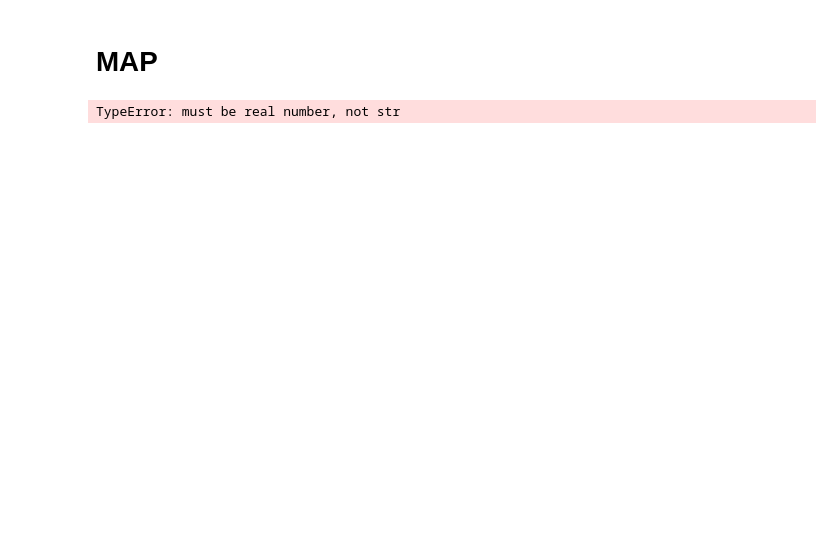
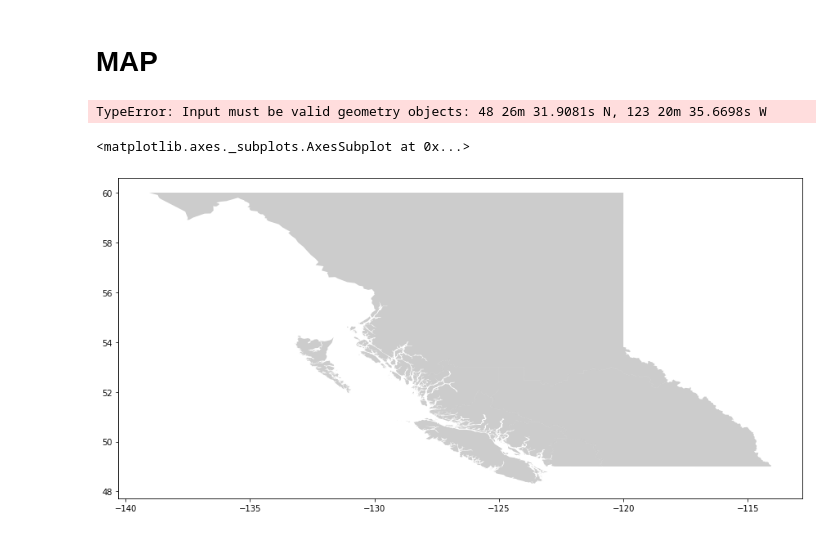
Before and after one commit to nganlyle/wrangle_covid, a Jupyter notebook: wrangling/bc_ltc_odhf_merge.ipynb, the cells around one changed output. Saved outputs shown, nothing was run; the diff lists cells and outputs as text; code cells hidden in the pictures; blank space fills up the shorter version.

```diff
--- a/wrangling/bc_ltc_odhf_merge.ipynb
+++ b/wrangling/bc_ltc_odhf_merge.ipynb
@@ -243,17 +211,20 @@ geo_df = gpd.GeoDataFrame(merge,
                          crs = crs,
                          geometry = geometry)
 
-geo_df[['outbreak_status','POSTAL', 'latitude', 'longitude', 'geometry']].head()
+# geo_df[['outbreak_status','POSTAL', 'latitude', 'longitude', 'geometry']].head()
 # %% [output]
-TypeError: must be real number, not str
+TypeError: Input must be valid geometry objects: 48 26m 31.9081s N, 123 20m 35.6698s W
 # %%
 fig,ax = plt.subplots(figsize = (15,15))
-# street_map.plot(ax = ax, alpha = 0.4, color = 'grey')
+street_map.plot(ax = ax, alpha = 0.4, color = 'grey')
 
-geo_df[geo_df['outbreak_status'] == 'yes'].plot(ax = ax, markersize = 16,
-                                               color = 'red', marker = 'o',
-                                               label = "outbreak")
-geo_df[geo_df['outbreak_status'] == 'no'].plot(ax = ax, markersize = 16,
-                                               color = 'blue', marker = 'o',
-                                               label = "no outbreak")
-plt.legend(prop={'size' : 15})
+# geo_df[geo_df['outbreak_status'] == 'yes'].plot(ax = ax, markersize = 16,
+#                                                color = 'red', marker = 'o',
+#                                                label = "outbreak")
+# geo_df[geo_df['outbreak_status'] == 'no'].plot(ax = ax, markersize = 16,
+#                                                color = 'blue', marker = 'o',
+#                                                label = "no outbreak")
+# plt.legend(prop={'size' : 15})
+# %% [output]
+<matplotlib.axes._subplots.AxesSubplot at 0x...>
+[figure, added]
```
Also changed, not shown: parts of 8 cells of this notebook, 5 other files.
